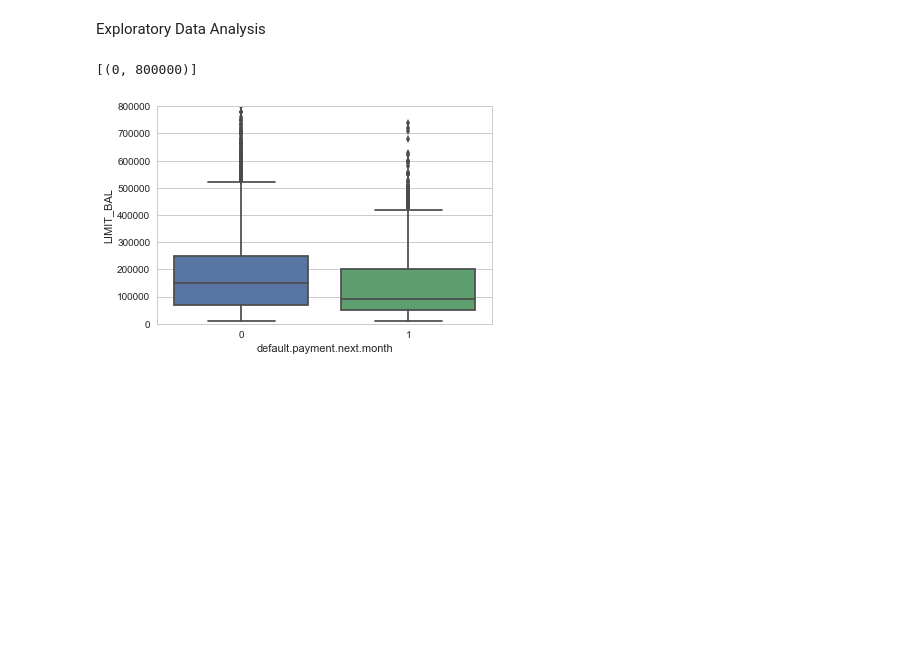
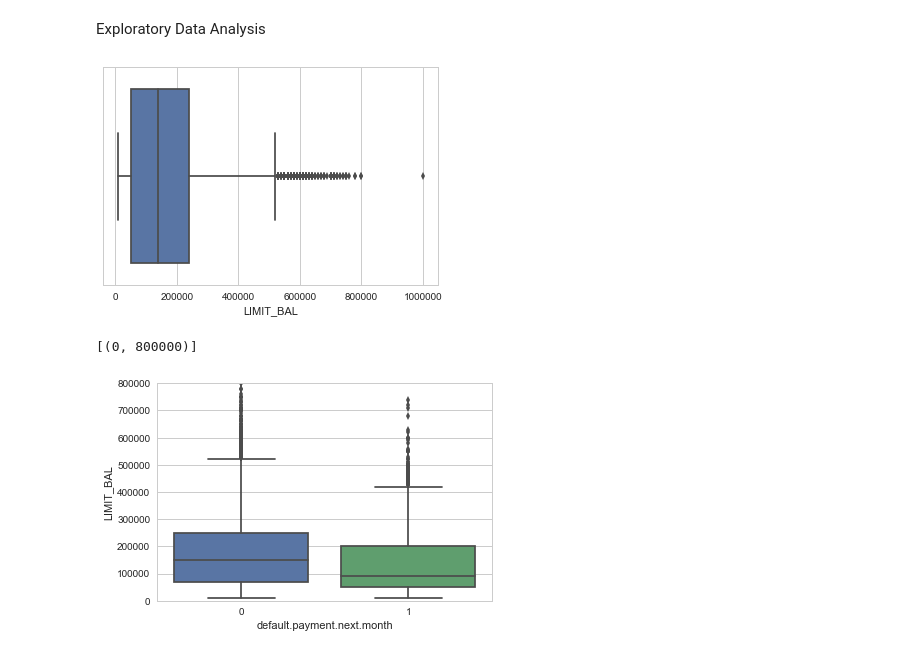
Before and after one commit to Armitasa/Capstone, a Jupyter notebook: capstone1.ipynb, the cells around one changed output. Drawn from its saved outputs; the diff is of its cells as text; code cells hidden in the pictures; blank space fills up the shorter version.

```diff
--- a/capstone1.ipynb
+++ b/capstone1.ipynb
@@ -116,6 +120,11 @@ Index(['ID', 'LIMIT_BAL', 'SEX', 'EDUCATION', 'MARRIAGE', 'PAY_0', 'PAY_2',
       dtype='object')
 # %% [markdown]
 Exploratory Data Analysis
+# %%
+sns.set(style="whitegrid")
+ax= sns.boxplot(x =default['LIMIT_BAL'])
+# %% [output]
+[figure, added]
 # %%
 #Comparing customers who default or dont default regarding their credit limit
 sns.set(style="whitegrid")
```
Also changed, not shown: parts of 21 cells of this notebook.
